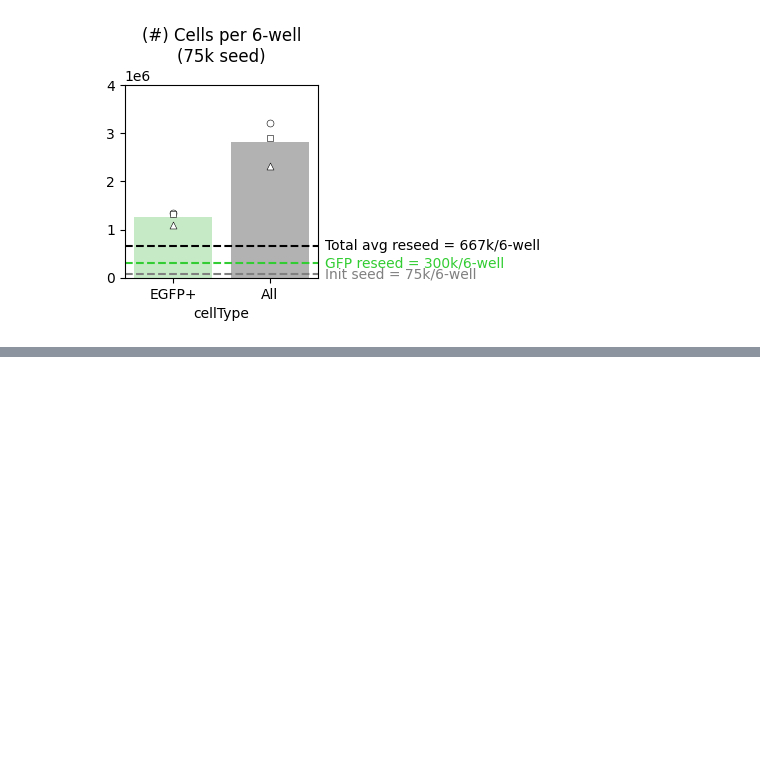
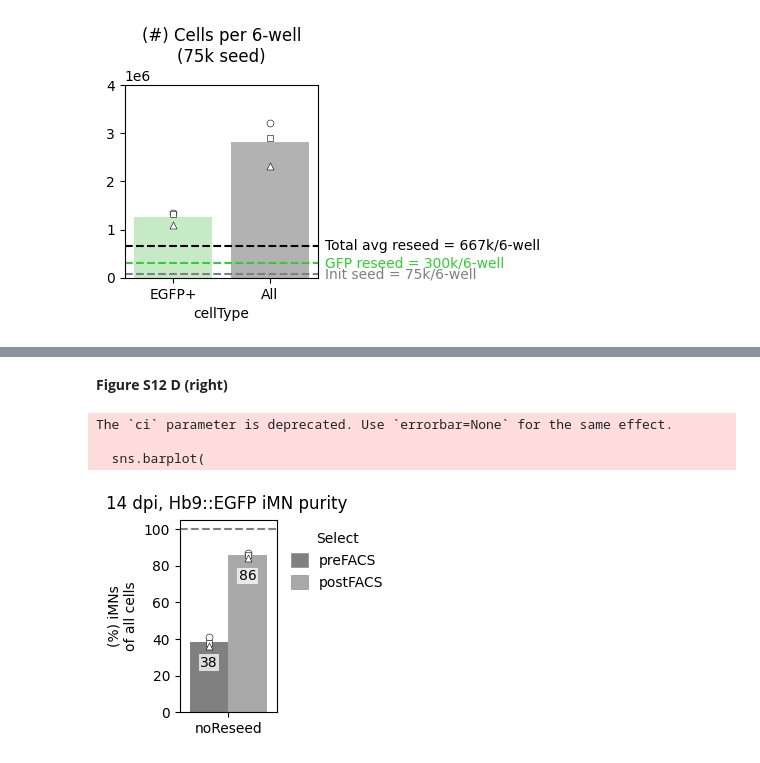
Before and after one commit to GallowayLabMIT/dasit_manuscript, a Jupyter notebook: Figure_XX_iMN/6_iMN_purify.ipynb, the cells around one changed output, grey strips where cells are left out. Cells and saved outputs as stored; diff of their text form; code cells hidden in the pictures; blank space fills up the shorter version.

```diff
--- a/Figure_XX_iMN/6_iMN_purify.ipynb
+++ b/Figure_XX_iMN/6_iMN_purify.ipynb
@@ -2297,0 +2075,79 @@ fig.tight_layout()
+# %% [markdown]
+**Figure S12 D (right)**
+# %%
+# General plotting params
+x = 'cond'
+y = 'Hb9::EGFP+ [%]'
+order = ['noReseed']
+hue = 'purifyCond'
+hue_order = ['preFACS', 'noReseed-postFACS']
+marker_list = ['o', 's', '^', 'D', 'P', 'X']
+palette = {'preFACS':'grey', 'noReseed-postFACS':'darkgray'}
+
+label_dict = {'preFACS':'preFACS', 'noReseed-postFACS':'postFACS'}
+
+# Plot
+fig, ax = plt.subplots(1, 1, figsize=(1.25,2.5))
+
+sns.barplot(
+    ax=ax, data=df_counts_14dpi,
+    x=x, y=y, hue=hue,
+    ci=None,
+    order=order, hue_order=hue_order,
+    palette=palette, alpha=1)
+
+# Plot bio tech reps
+for (j, rep) in enumerate(df_counts_14dpi.rep.unique()):
+    sns.stripplot(
+        ax=ax, data=df_counts_14dpi[(df_counts_14dpi.rep == rep)],
+        x=x, y=y, hue=hue,
+        order=order, hue_order=hue_order,
+        dodge=True, marker=marker_list[j],
+        palette={hue:'white' for hue in hue_order}, size=5,
+        edgecolor='black', linewidth=0.4)
+
+# legend
+legend_elements = [
+    Patch(facecolor='grey', edgecolor='grey', linewidth=0.4,
+          label='preFACS'),
+    Patch(facecolor='darkgray', edgecolor='grey', linewidth=0.4,
+          label='postFACS')
+]
+
+# Remove existing legend
+if ax.get_legend() is not None:
+    ax.get_legend().remove()
+
+ax.legend(
+    handles=legend_elements,
+    title='Select',
+    loc='upper left',
+    bbox_to_anchor=(1.02, 1),
+    frameon=False,
+    handlelength=1.2,
+    handleheight=1.2
+)
+
+# Add barplot labels
+for sub_ax in plt.gcf().get_axes():
+    for i in sub_ax.containers:
+        bar_labels = sub_ax.bar_label(i, fmt='%0.0f', padding=-20)
+        for label in bar_labels:
+            label.set_bbox(dict(facecolor='white', alpha=0.75, linewidth=0, pad=1))
+
+# Formatting
+ax.yaxis.set_label_text('(%) iMNs\nof all cells')
+ax.xaxis.set_label_text('')
+# # ax.yaxis.set_major_formatter(matplotlib.ticker.FuncFormatter(lambda x, _: f'{x:.0f}' if abs(x) < 1000 else f'{x/1000:.0f}k'))
+ax.set_ylim([0, 105])
+ax.axhline(100, 0, 1, color='grey', linestyle='--')
+
+# Format
+plt.suptitle(f'14 dpi, Hb9::EGFP iMN purity')
+plottitle = f'Figure_S12D_iMN_bar_purity.svg'
+plt.savefig(rd.outfile(output_path/plottitle),bbox_inches='tight')
+# %% [output]
+The `ci` parameter is deprecated. Use `errorbar=None` for the same effect.
+
+  sns.barplot(
+[figure, added]
```
Also changed, not shown: parts of 41 cells of this notebook.
